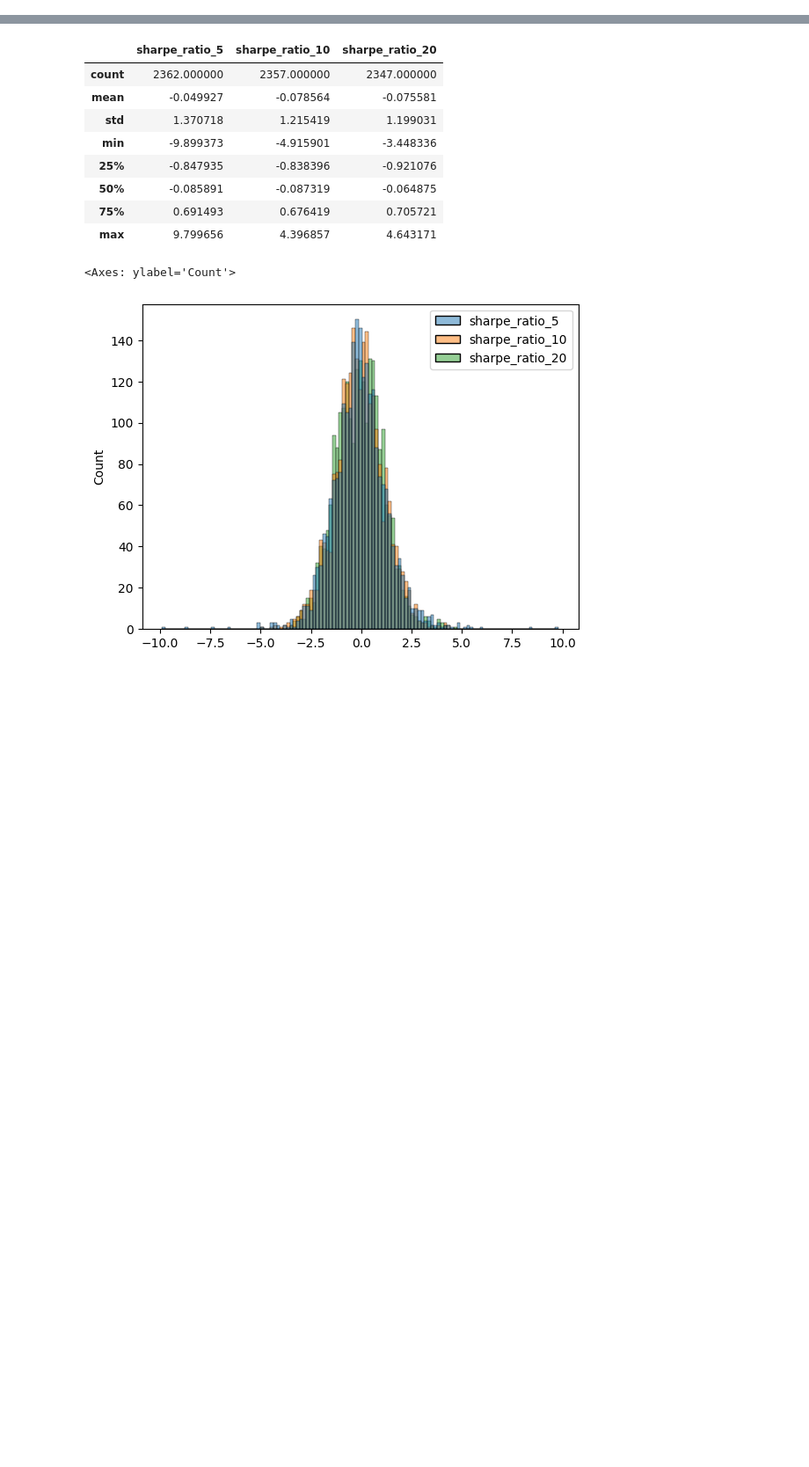
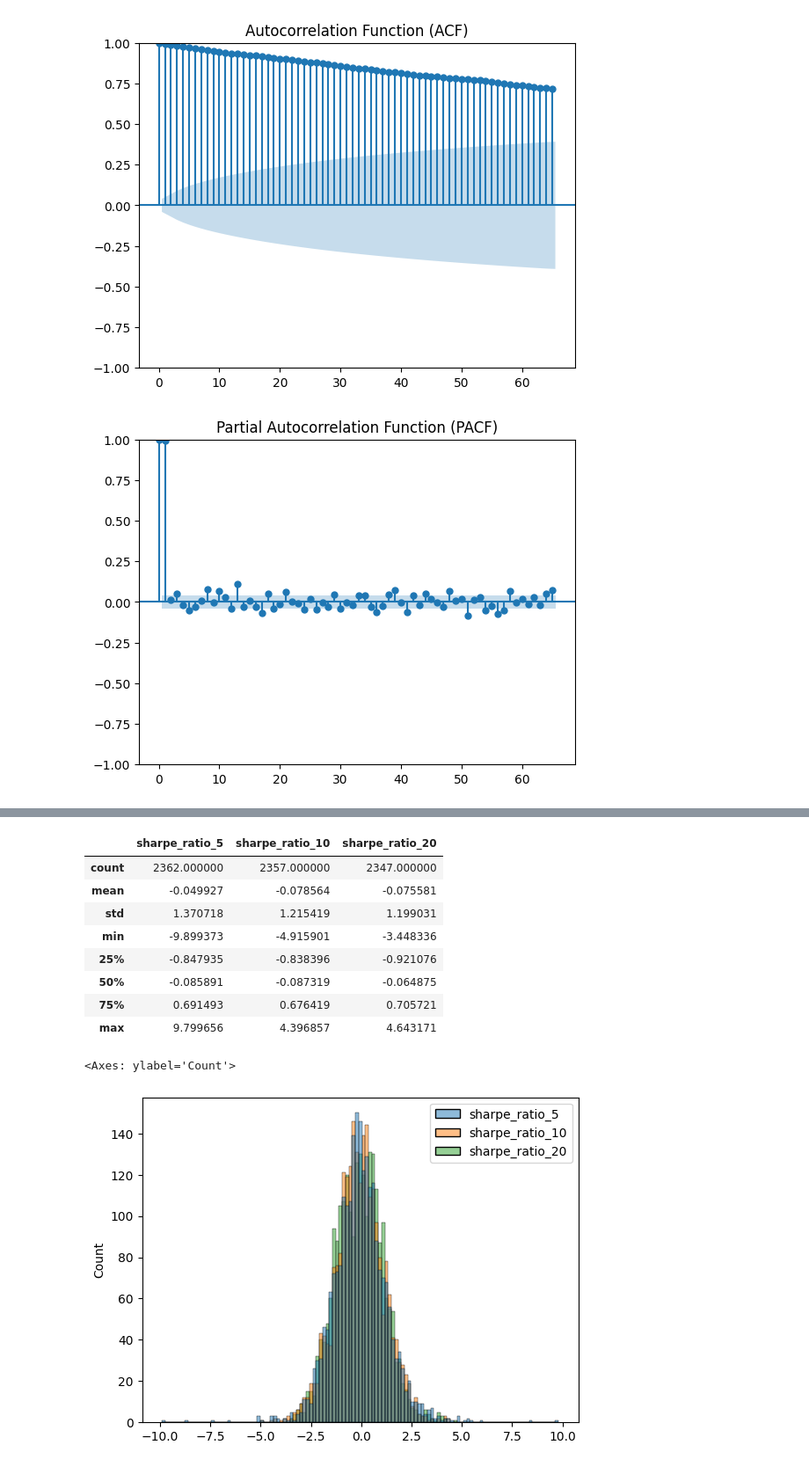
Before and after one commit to szm4c/market-regime-classification, a Jupyter notebook: notebooks/01_regime_label_construction.ipynb, the cells around one changed output, grey strips where cells are left out. Shown at 88% size. Saved outputs shown, nothing was run; the diff lists cells and outputs as text; code cells hidden in the pictures; blank space fills up the shorter version.

```diff
--- a/notebooks/01_regime_label_construction.ipynb
+++ b/notebooks/01_regime_label_construction.ipynb
@@ -35,0 +59,13 @@ for window_len in [5, 10, 20]:
+# %%
+# Plot ACF
+sm.graphics.tsa.plot_acf(df["close_t"], lags=65)
+plt.title("Autocorrelation Function (ACF)")
+plt.show()
+
+# Plot PACF
+sm.graphics.tsa.plot_pacf(df["close_t"], lags=65)
+plt.title("Partial Autocorrelation Function (PACF)")
+plt.show()
+# %% [output]
+[figure, added]
+[figure, added]
```
Also changed, not shown: parts of 13 cells of this notebook, 1 other file.
